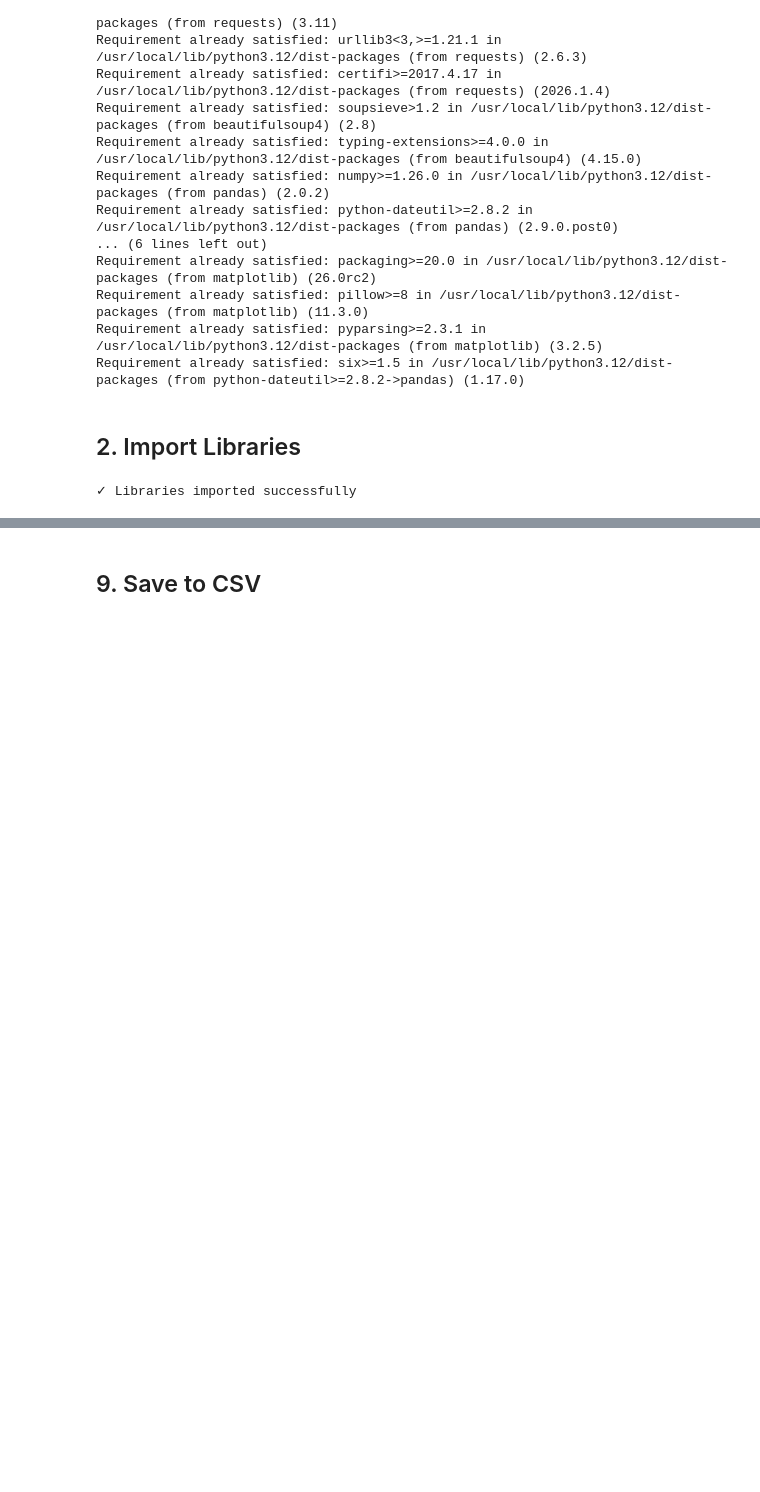
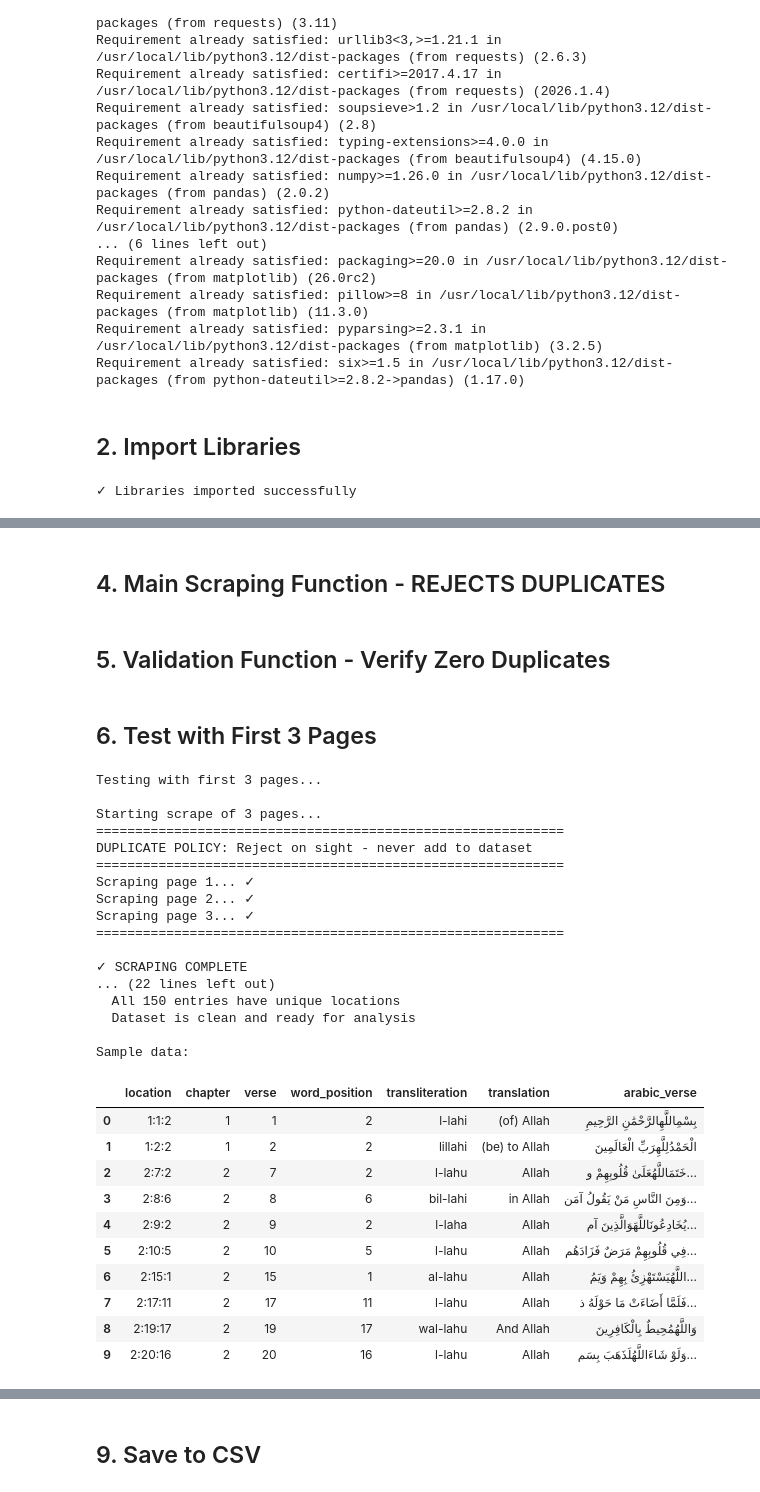
Before and after one commit to FaizaQamar/Meaning-with-Context, a Jupyter notebook: quran-com-scraping.ipynb, the cells around one changed output, grey strips where cells are left out. Saved outputs shown, nothing was run; the diff lists cells and outputs as text; code cells hidden in the pictures; blank space fills up the shorter version.

Commit message:
Kaggle Notebook | Quran.com scraping | Version 3

```diff
--- a/quran-com-scraping.ipynb
+++ b/quran-com-scraping.ipynb
@@ -428,0 +132,2 @@ else:
+# %% [markdown]
+## 4. Main Scraping Function - REJECTS DUPLICATES
@@ -428,0 +201,75 @@ else:
+# %% [markdown]
+## 5. Validation Function - Verify Zero Duplicates
+# %%
+def validate_no_duplicates(df):
+    """
+    Validate that the DataFrame has ZERO duplicates.
+    This should always pass if scraping worked correctly.
+    """
+    print("\n" + "=" * 60)
+    print("VALIDATION: Checking for duplicates in final dataset")
+    print("=" * 60)
+
+    # Check for duplicate locations
+    location_counts = df['location'].value_counts()
+    duplicates = location_counts[location_counts > 1]
+
+    if len(duplicates) == 0:
+        print("✓ VALIDATION PASSED: Zero duplicates found")
+        print(f"  All {len(df)} entries have unique locations")
+        print("  Dataset is clean and ready for analysis")
+        return True
+    else:
+        print("✗ VALIDATION FAILED: Duplicates found in dataset!")
+        print(f"  {len(duplicates)} locations appear multiple times")
+        print("\nThis should not happen. Duplicate locations:")
+        for loc, count in duplicates.items():
+            print(f"  {loc}: {count} times")
+        return False
+# %% [markdown]
+## 6. Test with First 3 Pages
+# %%
+print("Testing with first 3 pages...\n")
+test_results, test_duplicates = scrape_all_pages(total_pages=3)
+
+expected_per_page = 2699 / 54
+expected_for_3 = expected_per_page * 3
+
+print(f"\nExpected approximately: {expected_for_3:.0f} results")
+print(f"Actual unique results: {len(test_results)}")
+
+if len(test_results) > 0:
+    df_test = pd.DataFrame(test_results)
+    validate_no_duplicates(df_test)
+
+    print("\nSample data:")
+    display(df_test.head(10))
+# %% [output]
+Testing with first 3 pages...
+
+Starting scrape of 3 pages...
+============================================================
+DUPLICATE POLICY: Reject on sight - never add to dataset
+============================================================
+Scraping page 1... ✓
+Scraping page 2... ✓
+Scraping page 3... ✓
+============================================================
+
+✓ SCRAPING COMPLETE
+... (22 lines left out)
+  All 150 entries have unique locations
+  Dataset is clean and ready for analysis
+
+Sample data:
+|  | location | chapter | verse | word_position | transliteration | translation | arabic_verse |
+| 0 | 1:1:2 | 1 | 1 | 2 | l-lahi | (of) Allah | بِسْمِاللَّهِالرَّحْمَٰنِ الرَّحِيمِ |
+| 1 | 1:2:2 | 1 | 2 | 2 | lillahi | (be) to Allah | الْحَمْدُلِلَّهِرَبِّ الْعَالَمِينَ |
+| 2 | 2:7:2 | 2 | 7 | 2 | l-lahu | Allah | خَتَمَاللَّهُعَلَىٰ قُلُوبِهِمْ و... |
+| 3 | 2:8:6 | 2 | 8 | 6 | bil-lahi | in Allah | وَمِنَ النَّاسِ مَنْ يَقُولُ آمَن... |
+| 4 | 2:9:2 | 2 | 9 | 2 | l-laha | Allah | يُخَادِعُونَاللَّهَوَالَّذِينَ آم... |
+| 5 | 2:10:5 | 2 | 10 | 5 | l-lahu | Allah | فِي قُلُوبِهِمْ مَرَضٌ فَزَادَهُم... |
+| 6 | 2:15:1 | 2 | 15 | 1 | al-lahu | Allah | اللَّهُيَسْتَهْزِئُ بِهِمْ وَيَمُ... |
+| 7 | 2:17:11 | 2 | 17 | 11 | l-lahu | Allah | فَلَمَّا أَضَاءَتْ مَا حَوْلَهُ ذ... |
+| 8 | 2:19:17 | 2 | 19 | 17 | wal-lahu | And Allah | وَاللَّهُمُحِيطٌ بِالْكَافِرِينَ |
+| 9 | 2:20:16 | 2 | 20 | 16 | l-lahu | Allah | وَلَوْ شَاءَاللَّهُلَذَهَبَ بِسَم... |
```
Also changed, not shown: parts of 38 cells of this notebook.
